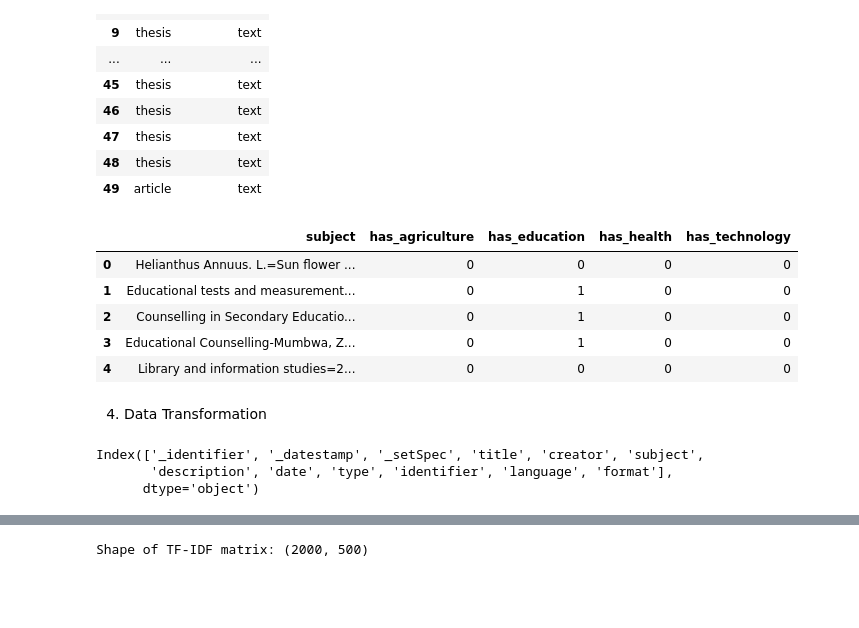
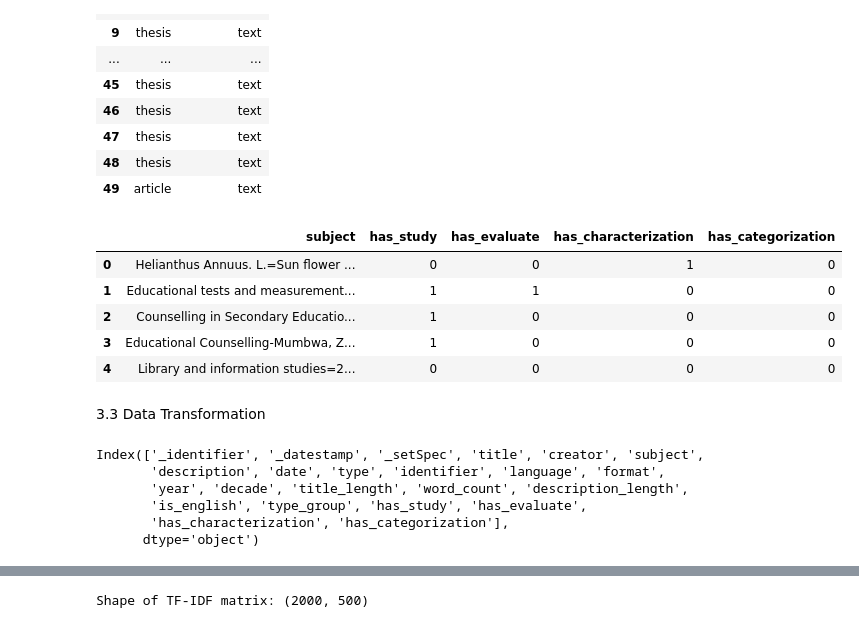
Before and after one commit to chisomobanja/metadata-classification, a Jupyter notebook: metadata_classification.ipynb, the cells around one changed output, grey strips where cells are left out. Drawn from its saved outputs; the diff is of its cells as text; code cells hidden in the pictures; blank space fills up the shorter version.

```diff
--- a/metadata_classification.ipynb
+++ b/metadata_classification.ipynb
@@ -363,7 +376,14 @@ NameError: name 'plt' is not defined
 # %%
 
-df['date'] = pd.to_datetime(df['date'], errors='coerce')
+# # df['date'] = pd.to_datetime(df['date'], errors='coerce')
 
-df['year'] = df['date'].dt.year
+# # df['year'] = df['date'].dt.year
 
-print(df[['date', 'year']].head())
+# # print(df[['date', 'year']].head())
+# # Convert your datetime column to pandas datetime
+# df['date'] = pd.to_datetime(df['date'], errors='coerce')
+
+# # Extract year and date
+# df['year'] = df['date'].dt.year           # Gets 2016
+# df['date_only'] = df['date'].dt.date      # Gets 2016-06-09
+# # print(df[['date', 'year']].head())
@@ -497,8 +512,3 @@ dtype: object
 # %% [markdown]
  I did this to check the actual format of the date column as part of the data cleaning. The date column was first converted to string and split at the = character, with only the part after the last = being stored as date_clean. From this cleaned version, a 4-digit number representing the year was extracted using a regular expression and stored in the new year column, which was initially cast to a float type to safely handle missing or non-numeric values.
  I then beamed the first 10 rows of the original date, the cleaned date_clean, and the extracted year side by side to verify that the transformation worked as expected.
-# %%
-df['date_clean'] = df['date'].astype(str).str.split('=').str[-1]
-df['year'] = df['date_clean'].str.extract(r'(\d{4})').astype(float)
-# Show first few original vs cleaned values
-df[['date', 'date_clean', 'year']].head(10)
@@ -516,0 +515,7 @@ df[['date', 'date_clean', 'year']].head(10)
+# %%
+# 2. Safe year extraction (works with your format: 2016-06-09T12:46:34Z)
+df['year'] = df['date'].astype(str).str[:4]  # Gets first 4 characters (2016)
+df['year'] = pd.to_numeric(df['year'], errors='coerce')  # Convert safely
+
+# 3. Create decade
+df['year'].head(3)
@@ -661,30 +693,24 @@ df[['type', 'type_group']].head(50)
 | 48 | thesis | text |
 | 49 | article | text |
 # %%
-keywords = ['agriculture', 'education', 'health', 'technology']
+keywords = ['study', 'evaluate', 'characterization', 'categorization']
 
 for kw in keywords:
-    df[f'has_{kw}'] = df['subject'].astype(str).str.contains(kw, case=False).astype(int)
+    df[f'has_{kw}'] = df['description'].astype(str).str.contains(kw, case=False).astype(int)
 
 df[['subject'] + [f'has_{kw}' for kw in keywords]].head(5)
 # %% [output]
-|  | subject | has_agriculture | has_education | has_health | has_technology |
-| 0 | Helianthus Annuus. L.=Sun flower ... | 0 | 0 | 0 | 0 |
-| 1 | Educational tests and measurement... | 0 | 1 | 0 | 0 |
-| 2 | Counselling in Secondary Educatio... | 0 | 1 | 0 | 0 |
-| 3 | Educational Counselling-Mumbwa, Z... | 0 | 1 | 0 | 0 |
+|  | subject | has_study | has_evaluate | has_characterization | has_categorization |
+| 0 | Helianthus Annuus. L.=Sun flower ... | 0 | 0 | 1 | 0 |
+| 1 | Educational tests and measurement... | 1 | 1 | 0 | 0 |
+| 2 | Counselling in Secondary Educatio... | 1 | 0 | 0 | 0 |
+| 3 | Educational Counselling-Mumbwa, Z... | 1 | 0 | 0 | 0 |
 | 4 | Library and information studies=2... | 0 | 0 | 0 | 0 |
 # %% [markdown]
-4. Data Transformation
+3.3 Data Transformation
 # %%
 from sklearn.preprocessing import StandardScaler, LabelEncoder
 from sklearn.feature_extraction.text import TfidfVectorizer
 from scipy.sparse import hstack
 import pandas as pd
 import numpy as np
-# %%
-print(df.columns)
-# %% [output]
-Index(['_identifier', '_datestamp', '_setSpec', 'title', 'creator', 'subject',
-       'description', 'date', 'type', 'identifier', 'language', 'format'],
-      dtype='object')
@@ -694,0 +717,9 @@ df['decade'] = (df['year'] // 10) * 10
+# %%
+print(df.columns) #used this command to chck the column names
+# %% [output]
+Index(['_identifier', '_datestamp', '_setSpec', 'title', 'creator', 'subject',
+       'description', 'date', 'type', 'identifier', 'language', 'format',
+       'year', 'decade', 'title_length', 'word_count', 'description_length',
+       'is_english', 'type_group', 'has_study', 'has_evaluate',
+       'has_characterization', 'has_categorization'],
+      dtype='object')
```
Also changed, not shown: parts of 29 cells of this notebook.
